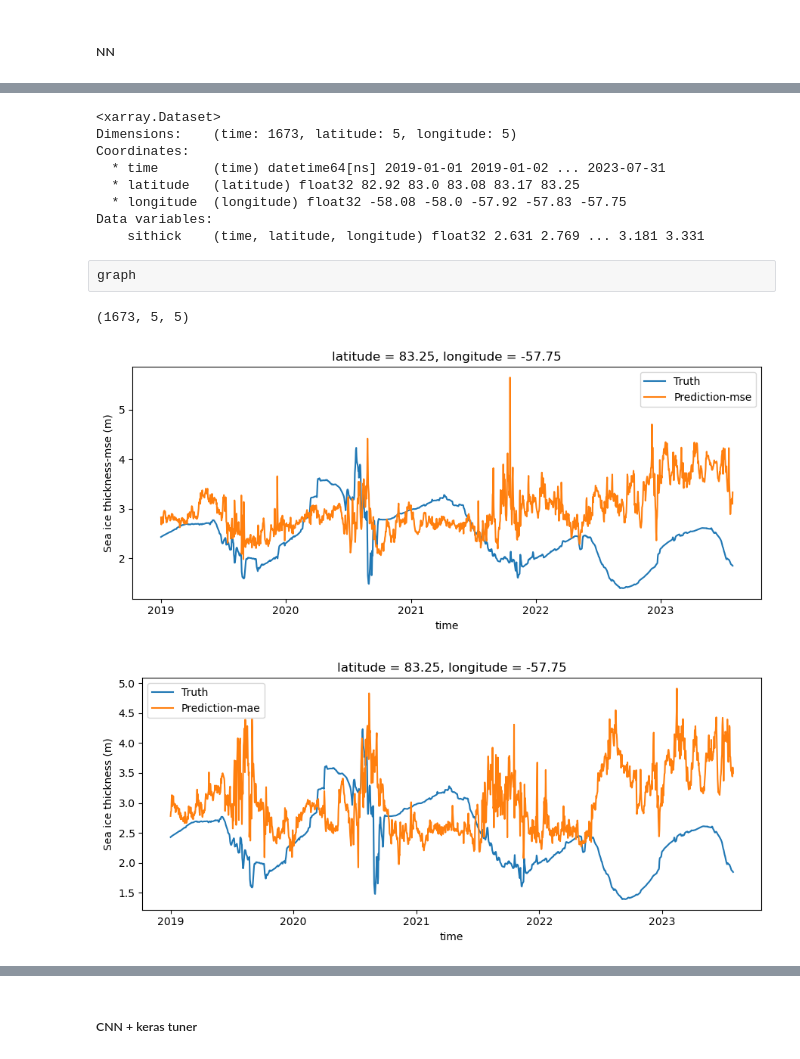
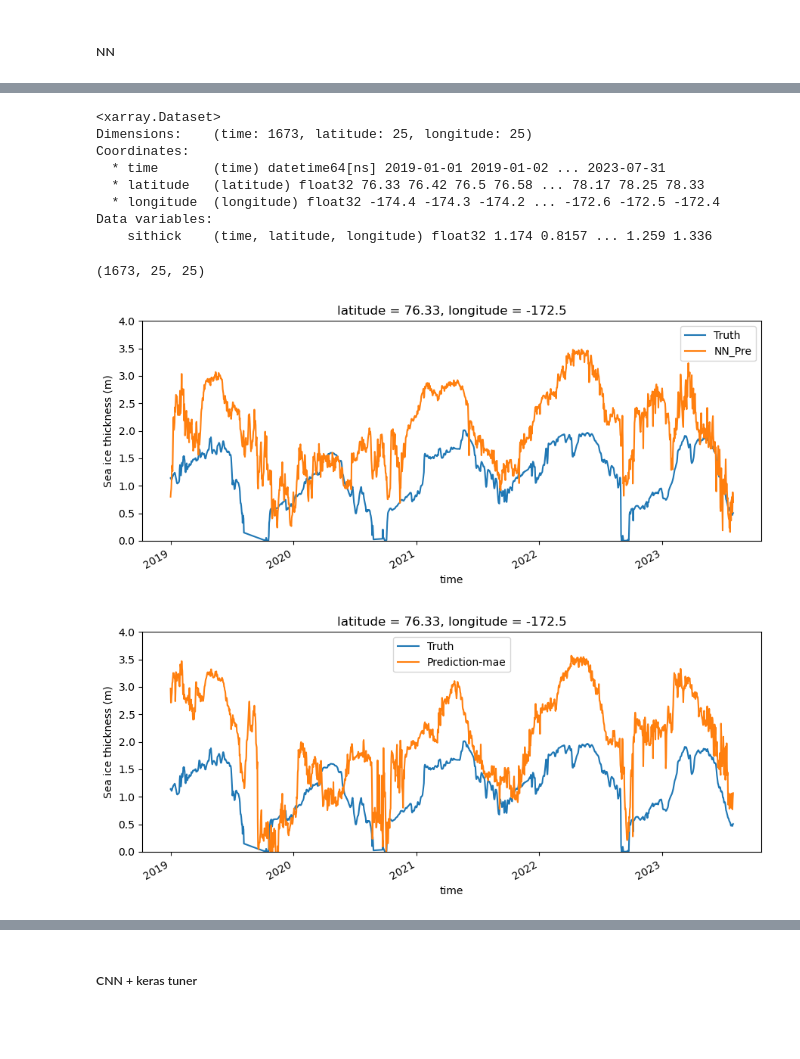
Before and after one commit to tmkel/EAEE4000_MLProject, a Jupyter notebook: Final Project_bering_strait.ipynb, the cells around one changed output, grey strips where cells are left out. Drawn from its saved outputs; the diff is of its cells as text; code cells hidden in the pictures; blank space fills up the shorter version.

```diff
--- a/Final Project_bering_strait.ipynb
+++ b/Final Project_bering_strait.ipynb
@@ -904,4 +695,6 @@ model_top2.save(os.path.join(model_path,'CNN_LSTM_model_randomsearch_10trials_ra
 - CNN_LSTM + keras tuner
 # %% [markdown]
 ##### NN
+# %%
+model_path = os.path.join(cwd,'saved_model',active_site)
 # %%
@@ -930,49 +722,48 @@ y_test_mae_pre = xr.Dataset(coords={'time': x_test_xr.time.values,
 y_test_mse_pre
 # %% [output]
 <xarray.Dataset>
-Dimensions:    (time: 1673, latitude: 5, longitude: 5)
+Dimensions:    (time: 1673, latitude: 25, longitude: 25)
 Coordinates:
   * time       (time) datetime64[ns] 2019-01-01 2019-01-02 ... 2023-07-31
-  * latitude   (latitude) float32 82.92 83.0 83.08 83.17 83.25
-  * longitude  (longitude) float32 -58.08 -58.0 -57.92 -57.83 -57.75
+  * latitude   (latitude) float32 76.33 76.42 76.5 76.58 ... 78.17 78.25 78.33
+  * longitude  (longitude) float32 -174.4 -174.3 -174.2 ... -172.6 -172.5 -172.4
 Data variables:
-    sithick    (time, latitude, longitude) float32 2.631 2.769 ... 3.181 3.331
+    sithick    (time, latitude, longitude) float32 1.174 0.8157 ... 1.259 1.336
-# %% [raw]
-graph
 # %%
 print(y_test_np.shape)
-y_test_np = xr.Dataset(coords={'time': x_test_xr.time.values,
-                                     'latitude': x_test_xr.latitude.values,
-                                     'longitude': x_test_xr.longitude.values},
+y_test_np = xr.Dataset(coords={'time': y_test_xr.time.values,
+                                     'latitude': y_test_xr.latitude.values,
+                                     'longitude': y_test_xr.longitude.values},
                              data_vars=dict(sithick=(['time', 'latitude', 'longitude'], y_test_np)))
 # %% [output]
-(1673, 5, 5)
+(1673, 25, 25)
 # %%
-lat = 83.25
-lon = -57.75
+lat = 76.23
+lon = -172.46
 #mse
 fig, ax = plt.subplots(figsize=(9, 4))
 y_test_np.sel(latitude=lat, longitude=lon, method='nearest')["sithick"].plot(ax=ax, label='Truth')
-y_test_mse_pre.sel(latitude=lat, longitude=lon, method='nearest')["sithick"].plot(ax=ax, label='Prediction-mse')
+y_test_mse_pre.sel(latitude=lat, longitude=lon, method='nearest')["sithick"].plot(ax=ax, label='NN_Pre')
 
 ax.legend()
-ax.set_ylabel('Sea ice thickness-mse (m)')
-
+ax.set_ylabel('Sea ice thickness (m)')
+ax.set_ylim(0, 4)
 plt.tight_layout()
 plt.show()
 #mae
 fig, ax = plt.subplots(figsize=(9, 4))
 y_test_np.sel(latitude=lat, longitude=lon, method='nearest')["sithick"].plot(ax=ax, label='Truth')
 y_test_mae_pre.sel(latitude=lat, longitude=lon, method='nearest')["sithick"].plot(ax=ax, label='Prediction-mae')
 
+ax.set_ylim(0, 4)
 ax.legend()
 ax.set_ylabel('Sea ice thickness (m)')
 
 plt.tight_layout()
 plt.show()
 # %% [output]
-[figure, old version]
+[figure, new version]
-[figure, old version]
+[figure, new version]
 # %%
 def global_mean_std_plot(X, label, color, ax, var='sithick'):
     weights = np.cos(np.deg2rad(X.latitude))
```
Also changed, not shown: parts of 59 cells of this notebook, 1 other file.
